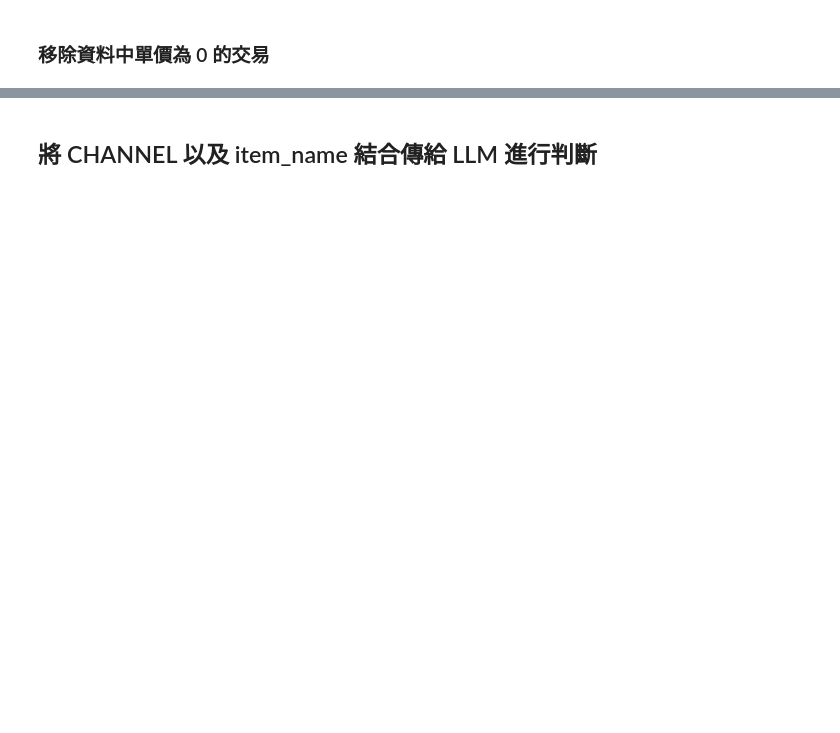
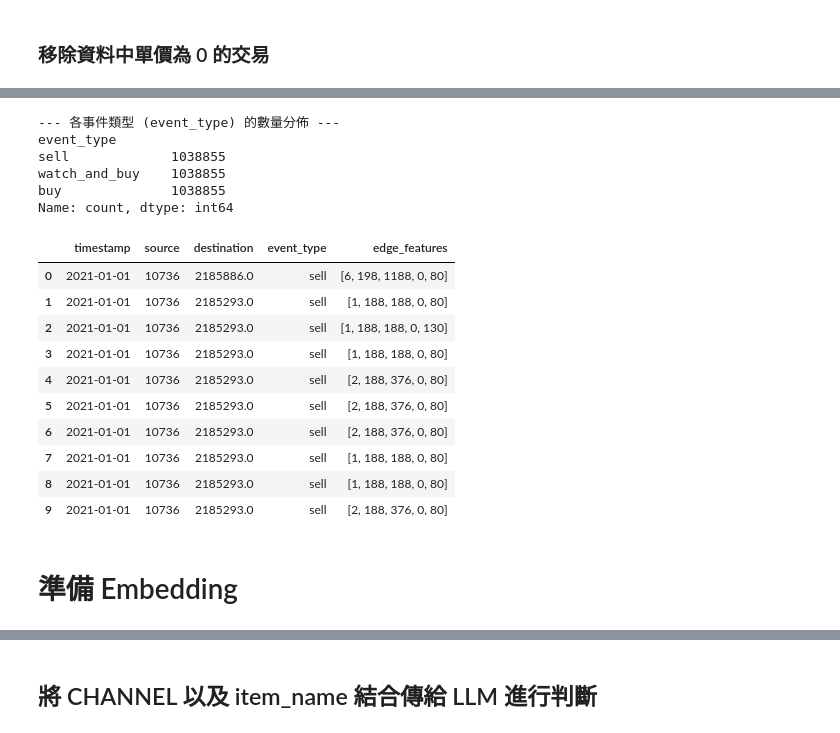
Before and after one commit to Mattis3858/Dynamic-Tripartite-Graph-Neural-Networks-for-Real-Time-Recommendations-in-Live-Streaming-E-Commerce, a Jupyter notebook: data_preprocess.ipynb, the cells around one changed output, grey strips where cells are left out. Cells and saved outputs as stored; diff of their text form; code cells hidden in the pictures; blank space fills up the shorter version.

```diff
--- a/data_preprocess.ipynb
+++ b/data_preprocess.ipynb
@@ -177,0 +242,11 @@ data.tail()
+# %%
+essential_cols = ['timestamp', 'user_id', 'streamer_id', 'item_id']
+# 計算轉換前的行數
+original_rows = len(data)
+
+# 刪除任何在關鍵 ID 或時間戳上為空的行
+data_clean = data.dropna(subset=essential_cols)
+
+print(f"原始資料筆數: {original_rows}")
+print(f"清理掉關鍵欄位缺失值後的筆數: {len(data_clean)}")
+print("-" * 30)
@@ -177,0 +381,13 @@ data.tail()
+# %%
+event_counts = tgn_data_final['event_type'].value_counts()
+
+# 輸出結果
+print("\n--- 各事件類型 (event_type) 的數量分佈 ---")
+print(event_counts)
+# %% [output]
+--- 各事件類型 (event_type) 的數量分佈 ---
+event_type
+sell             1038855
+watch_and_buy    1038855
+buy              1038855
+Name: count, dtype: int64
@@ -177,0 +396,16 @@ data.tail()
+# %%
+tgn_data_final.head(10)
+# %% [output]
+|  | timestamp | source | destination | event_type | edge_features |
+| 0 | 2021-01-01 | 10736 | 2185886.0 | sell | [6, 198, 1188, 0, 80] |
+| 1 | 2021-01-01 | 10736 | 2185293.0 | sell | [1, 188, 188, 0, 80] |
+| 2 | 2021-01-01 | 10736 | 2185293.0 | sell | [1, 188, 188, 0, 130] |
+| 3 | 2021-01-01 | 10736 | 2185293.0 | sell | [1, 188, 188, 0, 80] |
+| 4 | 2021-01-01 | 10736 | 2185293.0 | sell | [2, 188, 376, 0, 80] |
+| 5 | 2021-01-01 | 10736 | 2185293.0 | sell | [2, 188, 376, 0, 80] |
+| 6 | 2021-01-01 | 10736 | 2185293.0 | sell | [2, 188, 376, 0, 80] |
+| 7 | 2021-01-01 | 10736 | 2185293.0 | sell | [1, 188, 188, 0, 80] |
+| 8 | 2021-01-01 | 10736 | 2185293.0 | sell | [1, 188, 188, 0, 80] |
+| 9 | 2021-01-01 | 10736 | 2185293.0 | sell | [2, 188, 376, 0, 80] |
+# %% [markdown]
+# 準備 Embedding
```
Also changed, not shown: parts of 29 cells of this notebook, 15 other files.
